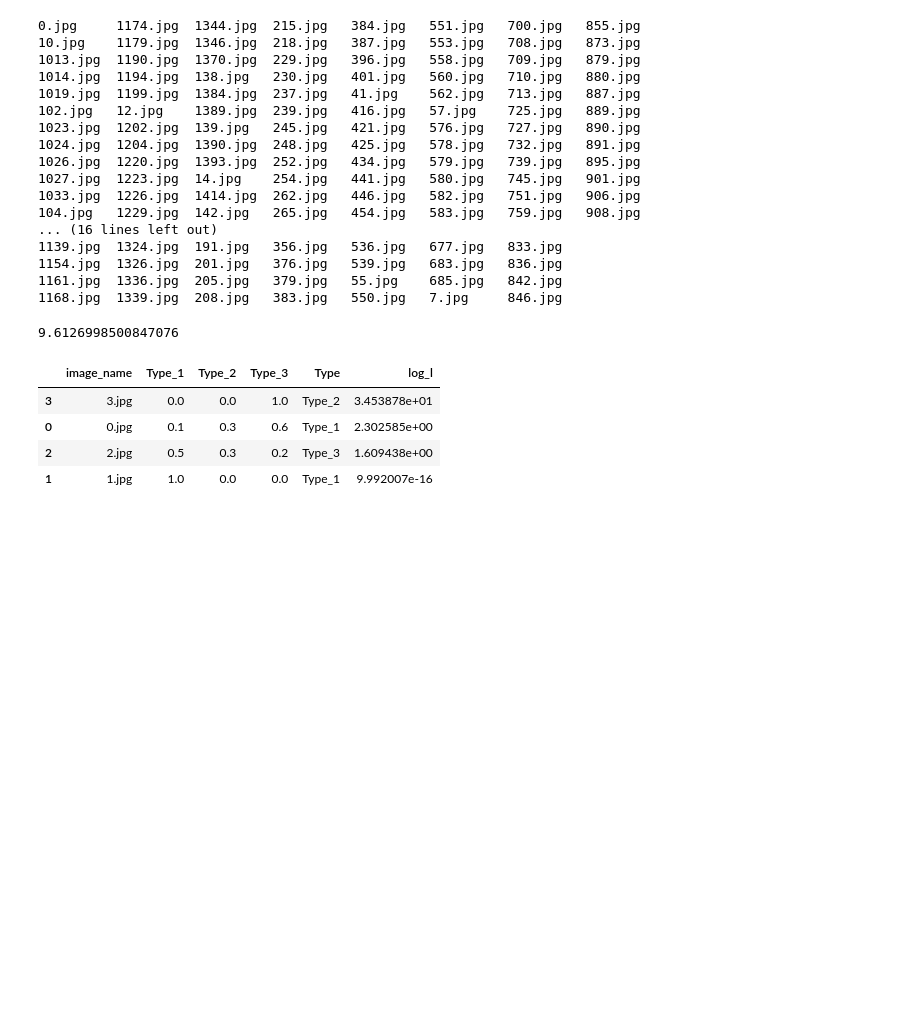
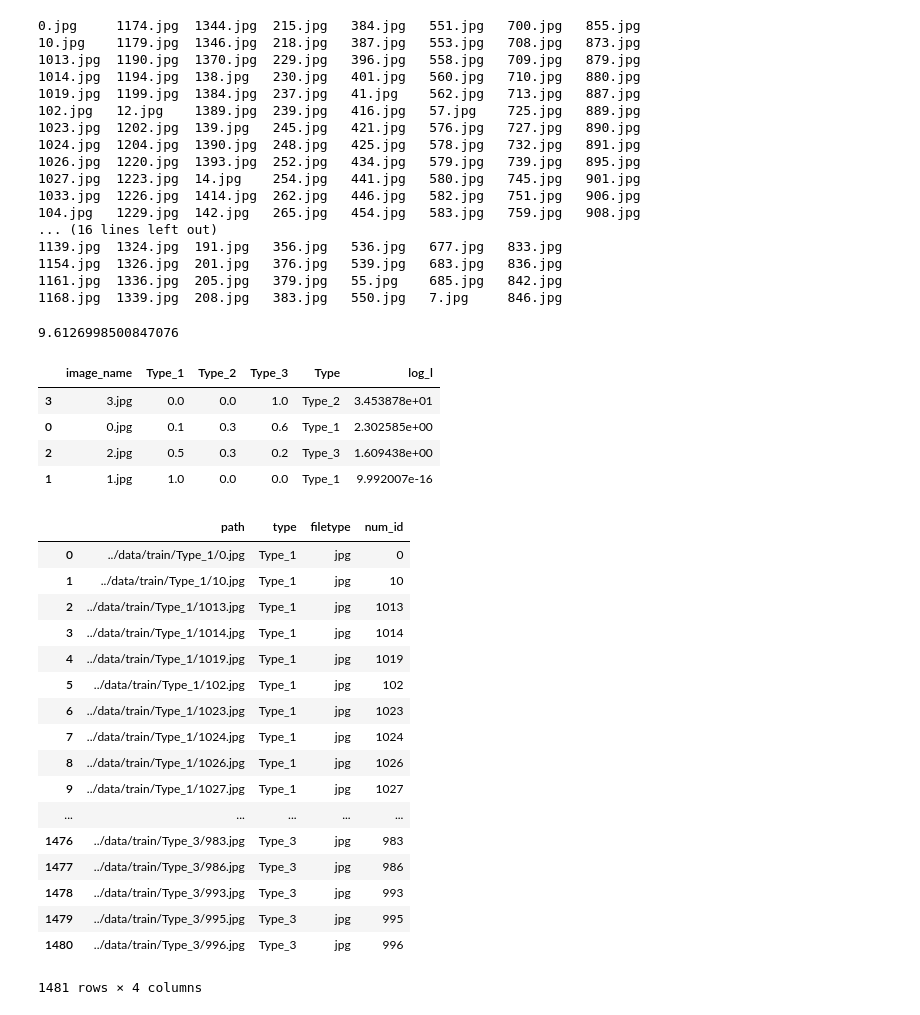
Before and after one commit to DBCerigo/kaggle-cervix, a Jupyter notebook: dbc/Cervix1.ipynb, the cells around one changed output. Cells and saved outputs as stored; diff of their text form; code cells hidden in the pictures; blank space fills up the shorter version.

```diff
--- a/dbc/Cervix1.ipynb
+++ b/dbc/Cervix1.ipynb
@@ -52,3 +52,24 @@ ldf
 | 0 | 0.jpg | 0.1 | 0.3 | 0.6 | Type_1 | 2.302585e+00 |
 | 2 | 2.jpg | 0.5 | 0.3 | 0.2 | Type_3 | 1.609438e+00 |
 | 1 | 1.jpg | 1.0 | 0.0 | 0.0 | Type_1 | 9.992007e-16 |
+# %%
+df
+# %% [output]
+|  | path | type | filetype | num_id |
+| 0 | ../data/train/Type_1/0.jpg | Type_1 | jpg | 0 |
+| 1 | ../data/train/Type_1/10.jpg | Type_1 | jpg | 10 |
+| 2 | ../data/train/Type_1/1013.jpg | Type_1 | jpg | 1013 |
+| 3 | ../data/train/Type_1/1014.jpg | Type_1 | jpg | 1014 |
+| 4 | ../data/train/Type_1/1019.jpg | Type_1 | jpg | 1019 |
+| 5 | ../data/train/Type_1/102.jpg | Type_1 | jpg | 102 |
+| 6 | ../data/train/Type_1/1023.jpg | Type_1 | jpg | 1023 |
+| 7 | ../data/train/Type_1/1024.jpg | Type_1 | jpg | 1024 |
+| 8 | ../data/train/Type_1/1026.jpg | Type_1 | jpg | 1026 |
+| 9 | ../data/train/Type_1/1027.jpg | Type_1 | jpg | 1027 |
+| ... | ... | ... | ... | ... |
+| 1476 | ../data/train/Type_3/983.jpg | Type_3 | jpg | 983 |
+| 1477 | ../data/train/Type_3/986.jpg | Type_3 | jpg | 986 |
+| 1478 | ../data/train/Type_3/993.jpg | Type_3 | jpg | 993 |
+| 1479 | ../data/train/Type_3/995.jpg | Type_3 | jpg | 995 |
+| 1480 | ../data/train/Type_3/996.jpg | Type_3 | jpg | 996 |
+1481 rows × 4 columns
```
Also changed, not shown: parts of 1 cell of this notebook.
